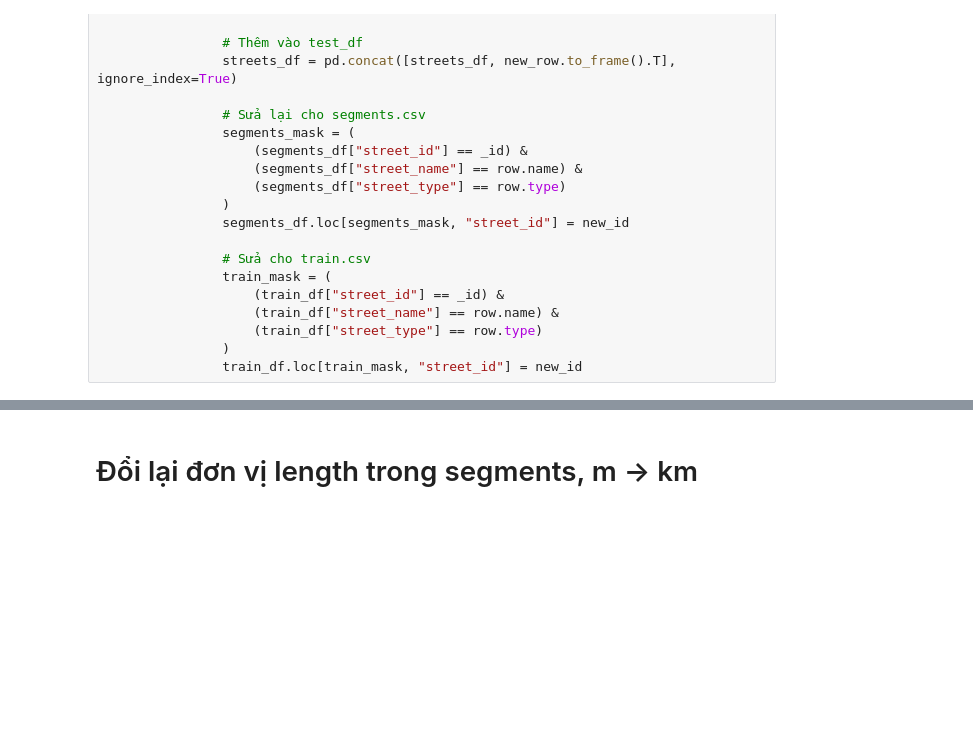
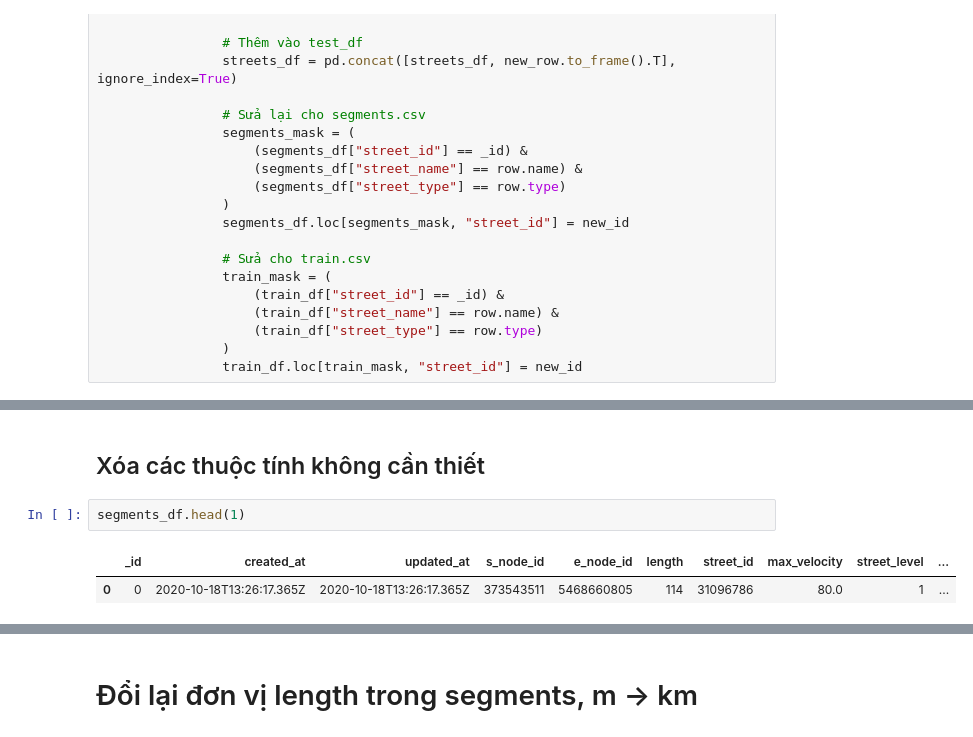
Before and after one commit to An-Sadek/HCM_IOT_GNN, a Jupyter notebook: preprocess/exploration.ipynb, the cells around one changed output, grey strips where cells are left out. Cells and saved outputs as stored; diff of their text form; blank space fills up the shorter version.

```diff
--- a/preprocess/exploration.ipynb
+++ b/preprocess/exploration.ipynb
@@ -919,0 +949,7 @@ for _id, group in conflicts_df.groupby('_id'):
+# %% [markdown]
+## Xóa các thuộc tính không cần thiết
+# %%
+segments_df.head(1)
+# %% [output]
+|  | _id | created_at | updated_at | s_node_id | e_node_id | length | street_id | max_velocity | street_level | ... |
+| 0 | 0 | 2020-10-18T13:26:17.365Z | 2020-10-18T13:26:17.365Z | 373543511 | 5468660805 | 114 | 31096786 | 80.0 | 1 | ... |
```
Also changed, not shown: parts of 196 cells of this notebook, 3 other files.
